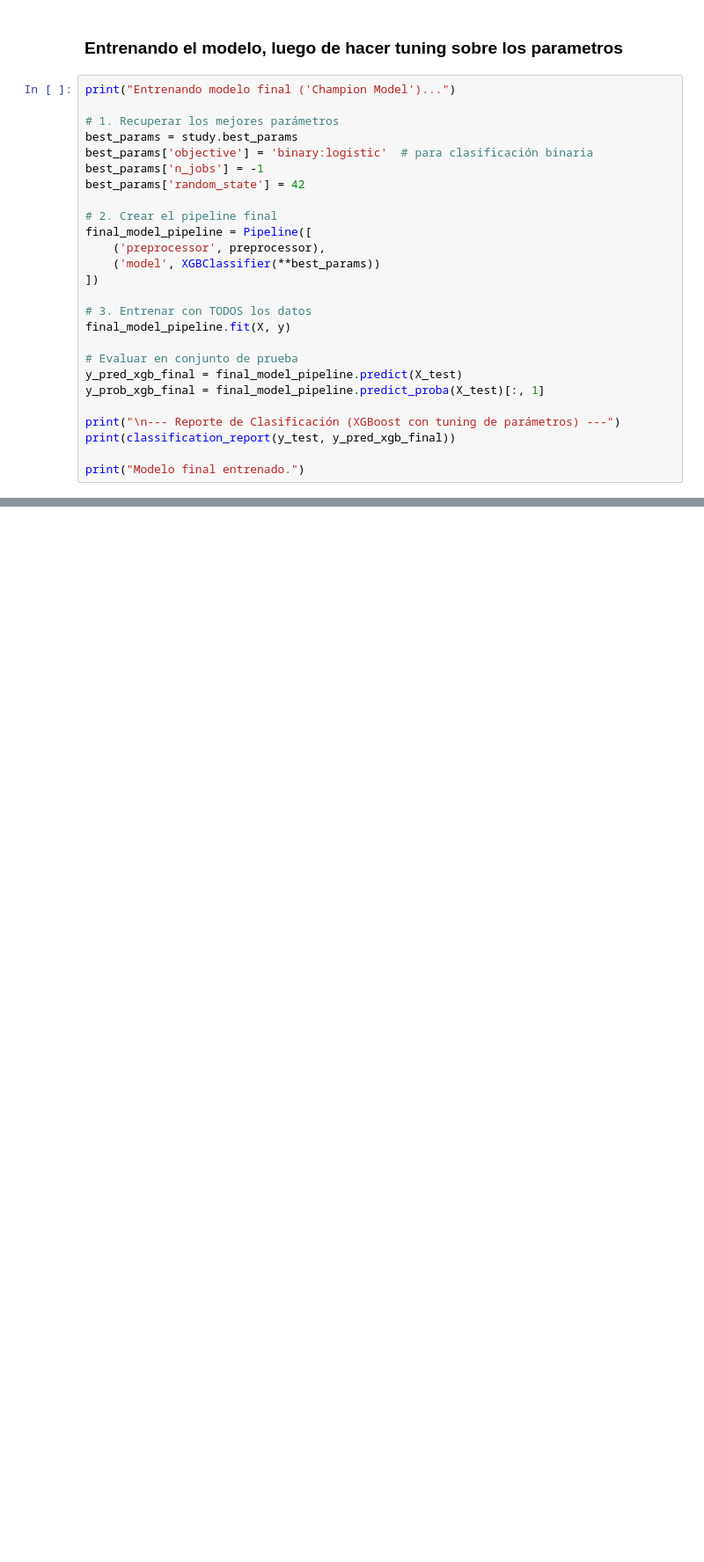
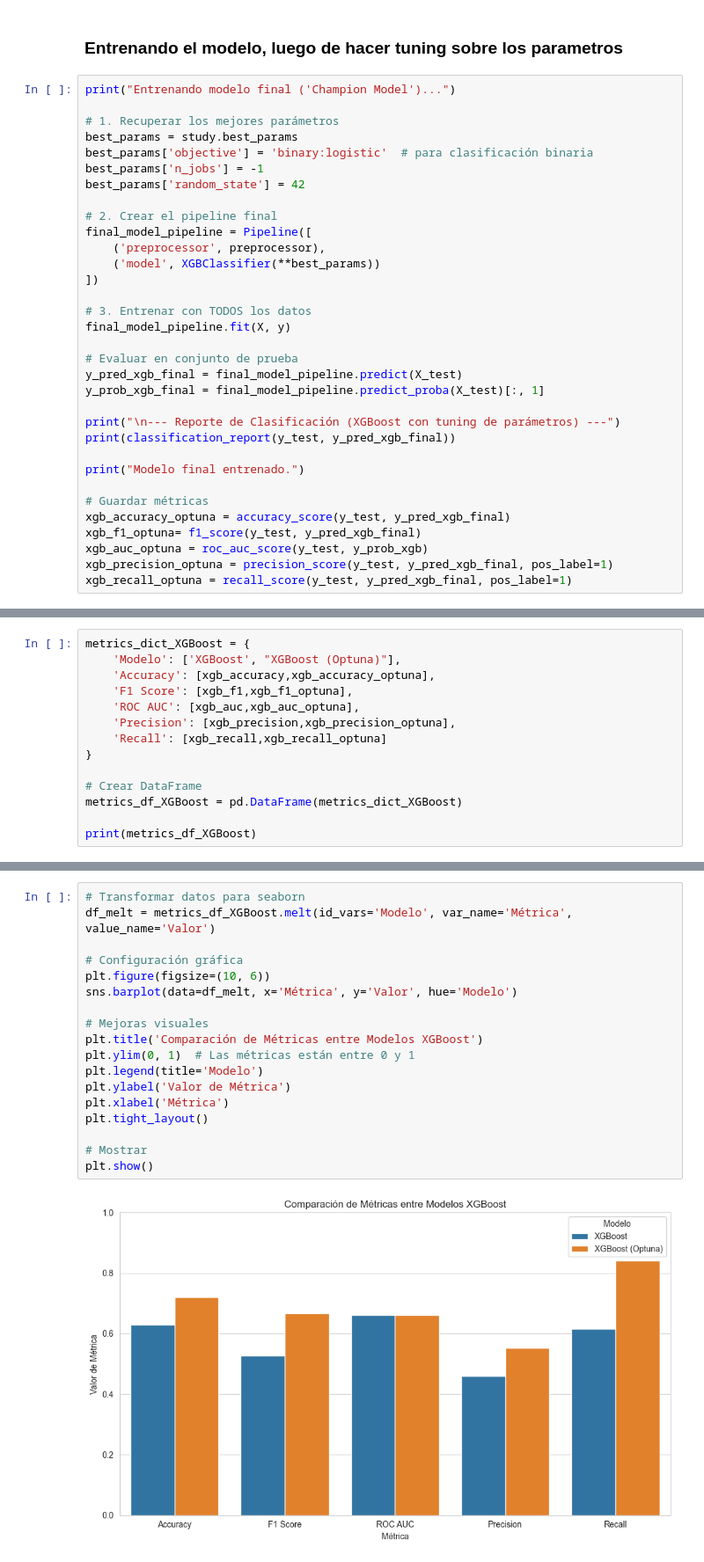
Before and after one commit to DiegoMiranda19/Practica_Modelos_Clasificacion, a Jupyter notebook: Cuadernos/Ejercicio_practica_Clase2.ipynb, the cells around one changed output, grey strips where cells are left out. Shown: that part at 88% size. Cells and saved outputs as stored; diff of their text form; blank space fills up the shorter version.

Commit message:
Se agregarón comentarios,sobre la optimización con Optuna y se agregarón graficos del estudio de optimización

```diff
--- a/Cuadernos/Ejercicio_practica_Clase2.ipynb
+++ b/Cuadernos/Ejercicio_practica_Clase2.ipynb
@@ -564,6 +584,13 @@ print("\n--- Reporte de Clasificación (XGBoost con tuning de parámetros) ---")
 print(classification_report(y_test, y_pred_xgb_final))
 
 print("Modelo final entrenado.")
+
+# Guardar métricas
+xgb_accuracy_optuna = accuracy_score(y_test, y_pred_xgb_final)
+xgb_f1_optuna= f1_score(y_test, y_pred_xgb_final)
+xgb_auc_optuna = roc_auc_score(y_test, y_prob_xgb)
+xgb_precision_optuna = precision_score(y_test, y_pred_xgb_final, pos_label=1)
+xgb_recall_optuna = recall_score(y_test, y_pred_xgb_final, pos_label=1)
 # %% [output]
 Entrenando modelo final ('Champion Model')...
 
@@ -580,0 +610,14 @@ Modelo final entrenado.
+# %%
+metrics_dict_XGBoost = {
+    'Modelo': ['XGBoost', "XGBoost (Optuna)"],
+    'Accuracy': [xgb_accuracy,xgb_accuracy_optuna],
+    'F1 Score': [xgb_f1,xgb_f1_optuna],
+    'ROC AUC': [xgb_auc,xgb_auc_optuna],
+    'Precision': [xgb_precision,xgb_precision_optuna],
+    'Recall': [xgb_recall,xgb_recall_optuna]
+}
+
+# Crear DataFrame
+metrics_df_XGBoost = pd.DataFrame(metrics_dict_XGBoost)
+
+print(metrics_df_XGBoost)
@@ -580,0 +628,20 @@ Modelo final entrenado.
+# %%
+# Transformar datos para seaborn
+df_melt = metrics_df_XGBoost.melt(id_vars='Modelo', var_name='Métrica', value_name='Valor')
+
+# Configuración gráfica
+plt.figure(figsize=(10, 6))
+sns.barplot(data=df_melt, x='Métrica', y='Valor', hue='Modelo')
+
+# Mejoras visuales
+plt.title('Comparación de Métricas entre Modelos XGBoost')
+plt.ylim(0, 1)  # Las métricas están entre 0 y 1
+plt.legend(title='Modelo')
+plt.ylabel('Valor de Métrica')
+plt.xlabel('Métrica')
+plt.tight_layout()
+
+# Mostrar
+plt.show()
+# %% [output]
+[figure, added]
```
Also changed, not shown: parts of 7 cells of this notebook.
